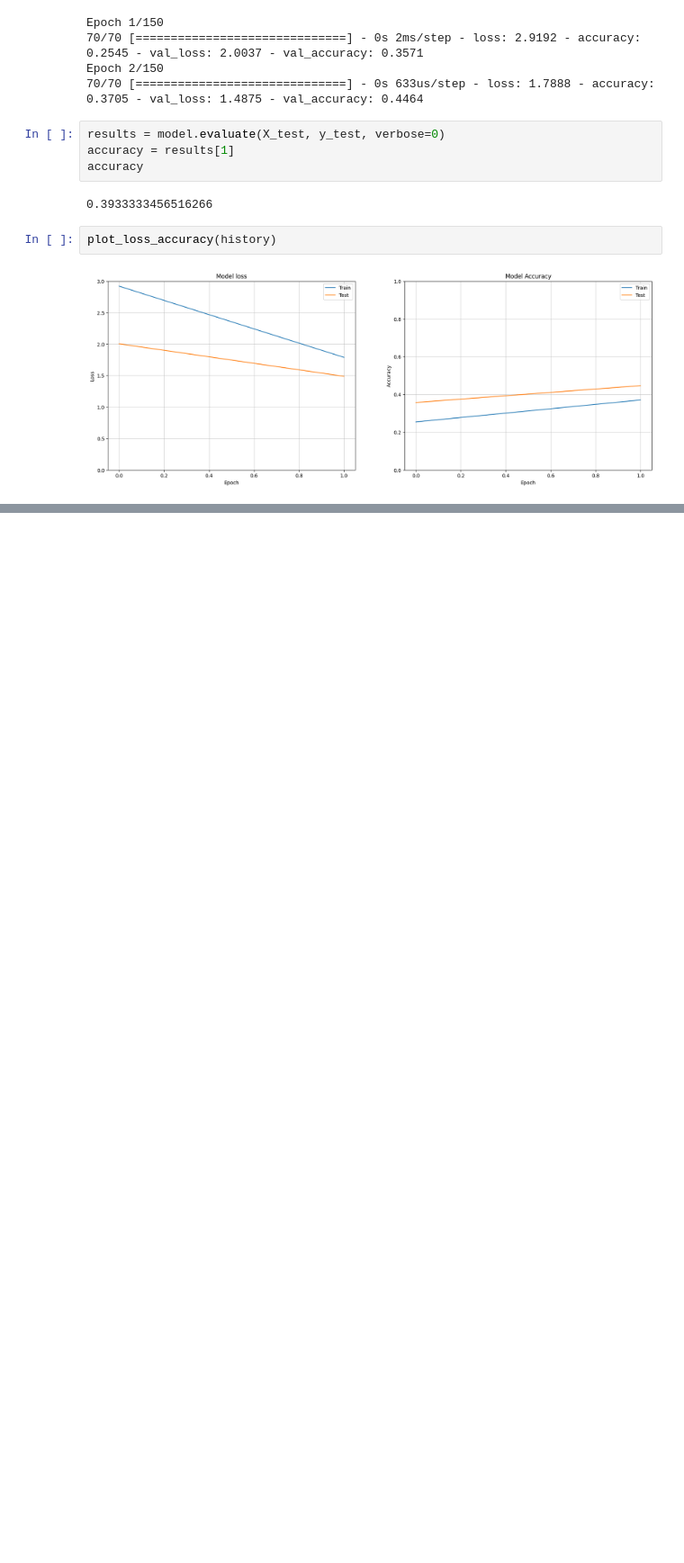
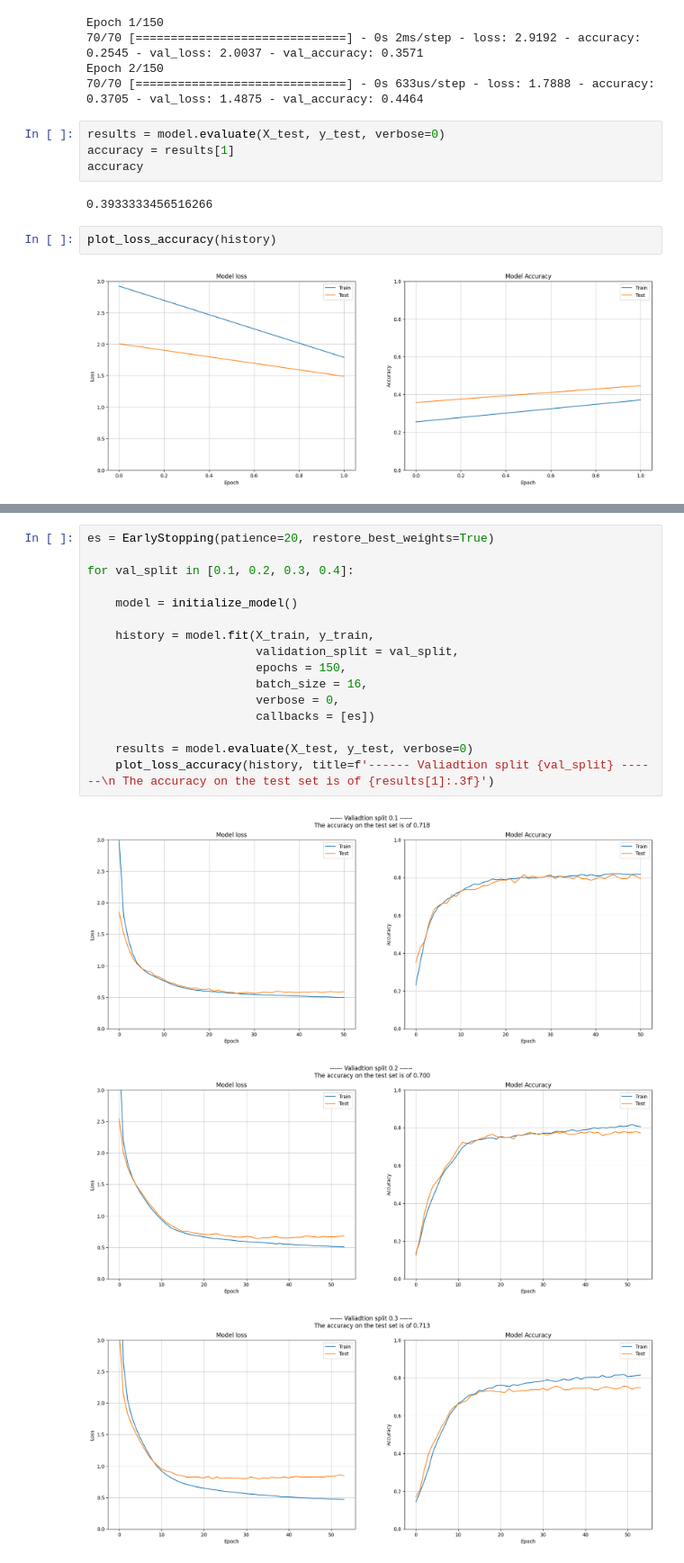
Before and after one commit to emonteiro27/data-NN-prevent-overfitting, a Jupyter notebook: data-nn-prevent-overfitting.ipynb, the cells around one changed output, grey strips where cells are left out. Shown at 90% size. Cells and saved outputs as stored; diff of their text form; blank space fills up the shorter version.

Commit message:
Tried same model with different validation split sizes but best accuracy score is the one= 0.2

```diff
--- a/data-nn-prevent-overfitting.ipynb
+++ b/data-nn-prevent-overfitting.ipynb
@@ -309,0 +312,20 @@ for batch_size in [16, 32, 64]:
+# %%
+es = EarlyStopping(patience=20, restore_best_weights=True)
+
+for val_split in [0.1, 0.2, 0.3, 0.4]:
+
+    model = initialize_model()
+
+    history = model.fit(X_train, y_train,
+                        validation_split = val_split,
+                        epochs = 150,
+                        batch_size = 16,
+                        verbose = 0,
+                        callbacks = [es])
+
+    results = model.evaluate(X_test, y_test, verbose=0)
+    plot_loss_accuracy(history, title=f'------ Valiadtion split {val_split} ------\n The accuracy on the test set is of {results[1]:.3f}')
+# %% [output]
+[figure, added]
+[figure, added]
+[figure, added]
```
Also changed, not shown: parts of 19 cells of this notebook.
